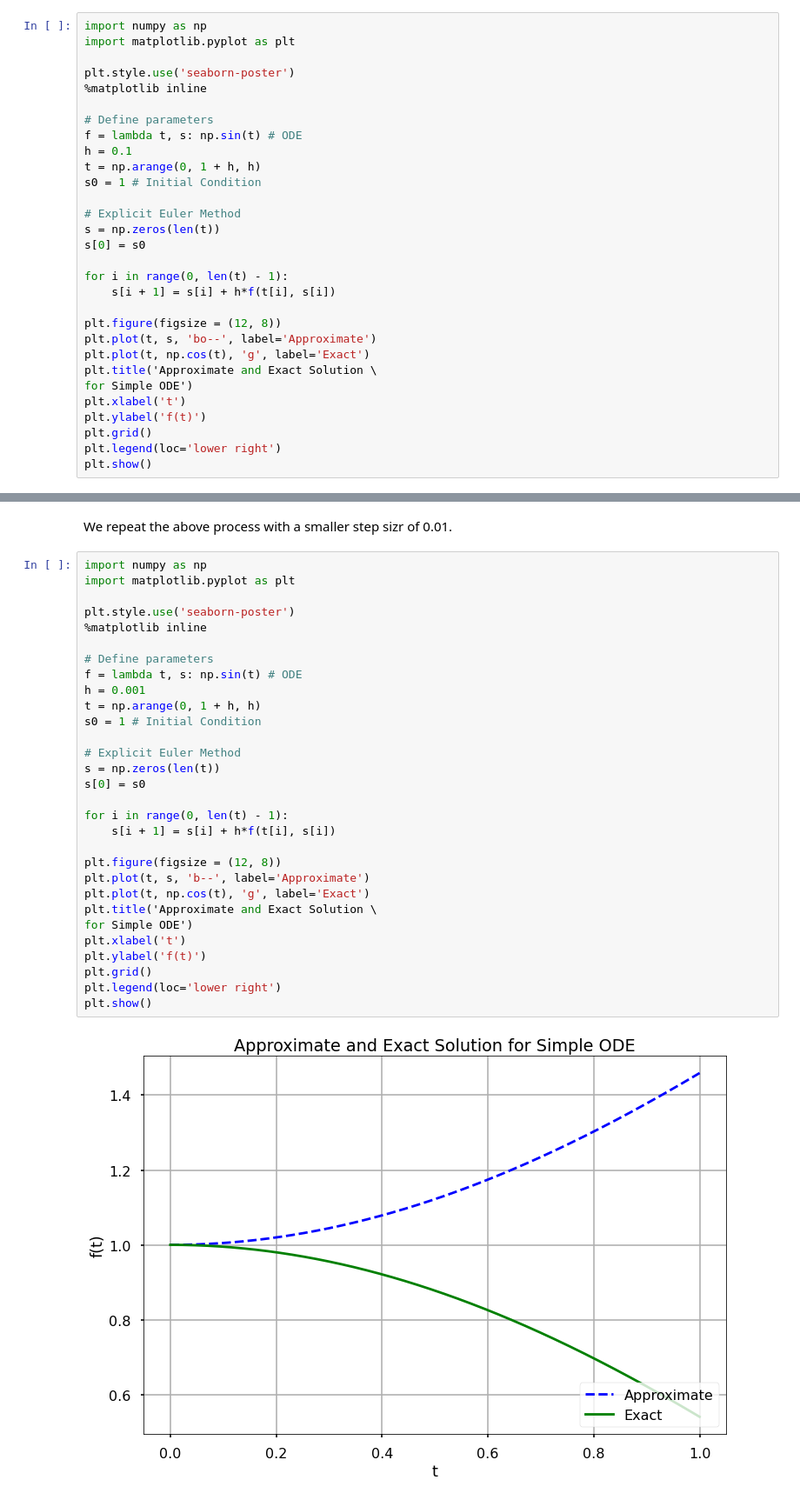
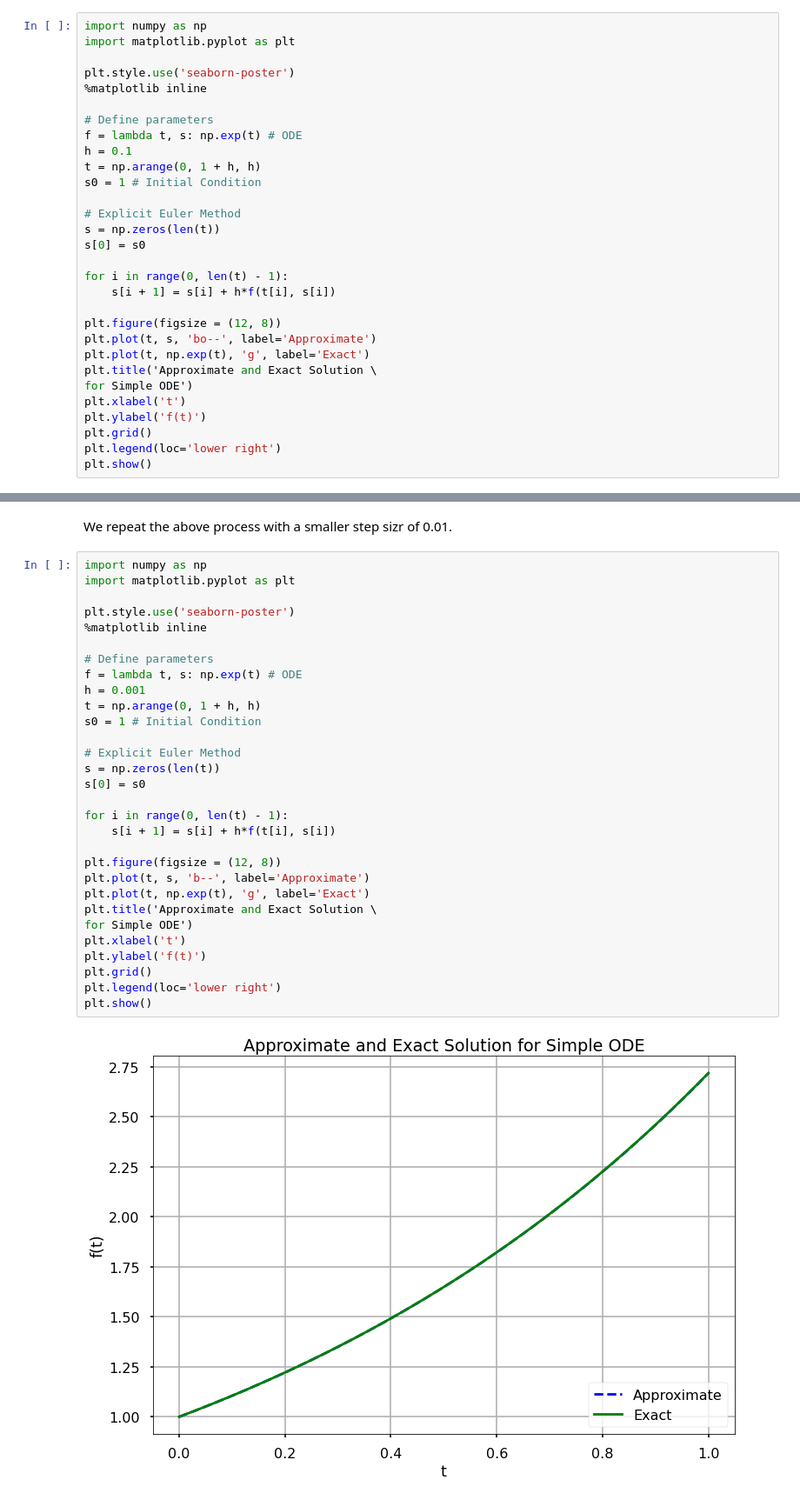
Before and after one commit to hhemesat/MAT-421, a Jupyter notebook: ModuleH.ipynb, the cells around one changed output, grey strips where cells are left out. Shown: that part at 87% size. Drawn from its saved outputs; the diff is of its cells as text.

```diff
--- a/ModuleH.ipynb
+++ b/ModuleH.ipynb
@@ -14,7 +14,7 @@ plt.style.use('seaborn-poster')
 %matplotlib inline
 
 # Define parameters
-f = lambda t, s: np.sin(t) # ODE
+f = lambda t, s: np.exp(t) # ODE
 h = 0.1
 t = np.arange(0, 1 + h, h)
 s0 = 1 # Initial Condition
@@ -28,7 +28,7 @@ for i in range(0, len(t) - 1):
 
 plt.figure(figsize = (12, 8))
 plt.plot(t, s, 'bo--', label='Approximate')
-plt.plot(t, np.cos(t), 'g', label='Exact')
+plt.plot(t, np.exp(t), 'g', label='Exact')
 plt.title('Approximate and Exact Solution \
 for Simple ODE')
 plt.xlabel('t')
@@ -43,32 +43,32 @@ We repeat the above process with a smaller step sizr of 0.01.
 # %%
 import numpy as np
 import matplotlib.pyplot as plt
 
 plt.style.use('seaborn-poster')
 %matplotlib inline
 
 # Define parameters
-f = lambda t, s: np.sin(t) # ODE
+f = lambda t, s: np.exp(t) # ODE
 h = 0.001
 t = np.arange(0, 1 + h, h)
 s0 = 1 # Initial Condition
 
 # Explicit Euler Method
 s = np.zeros(len(t))
 s[0] = s0
 
 for i in range(0, len(t) - 1):
     s[i + 1] = s[i] + h*f(t[i], s[i])
 
 plt.figure(figsize = (12, 8))
 plt.plot(t, s, 'b--', label='Approximate')
-plt.plot(t, np.cos(t), 'g', label='Exact')
+plt.plot(t, np.exp(t), 'g', label='Exact')
 plt.title('Approximate and Exact Solution \
 for Simple ODE')
 plt.xlabel('t')
 plt.ylabel('f(t)')
 plt.grid()
 plt.legend(loc='lower right')
 plt.show()
 # %% [output]
-[figure, old version]
+[figure, new version]
```
Also changed, not shown: parts of 2 cells of this notebook.
